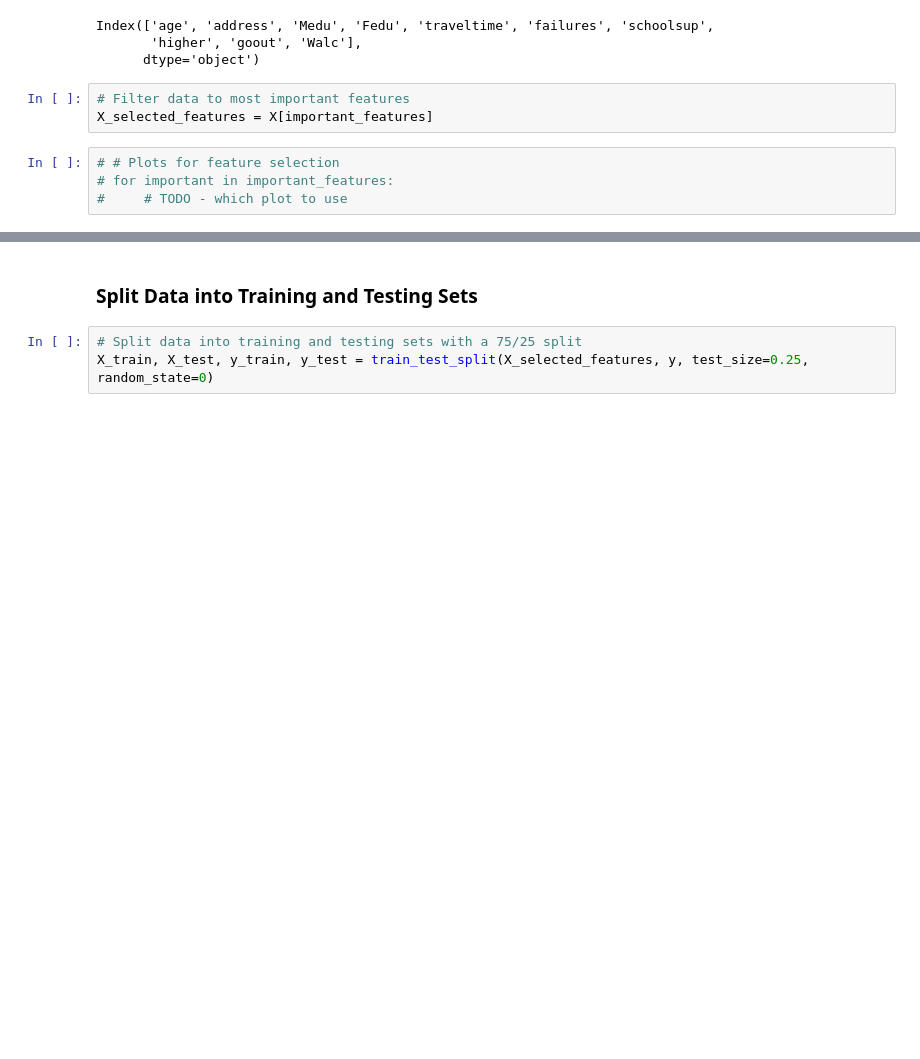
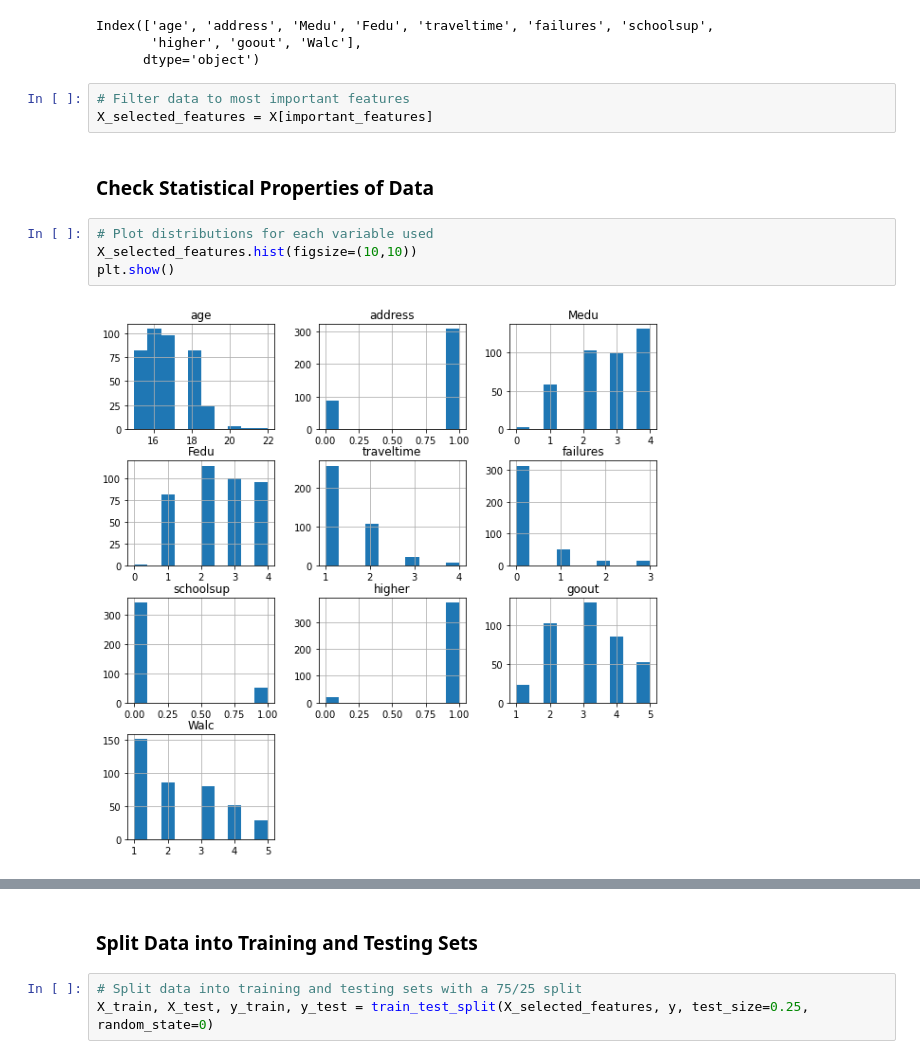
Before and after one commit to Amitparikh1/COMP-562-FinalProject, a Jupyter notebook: Final Project.ipynb, the cells around one changed output, grey strips where cells are left out. Drawn from its saved outputs; the diff is of its cells as text; blank space fills up the shorter version.

```diff
--- a/Final Project.ipynb
+++ b/Final Project.ipynb
@@ -83,7 +83,11 @@ Index(['age', 'address', 'Medu', 'Fedu', 'traveltime', 'failures', 'schoolsup',
 # %%
 # Filter data to most important features
 X_selected_features = X[important_features]
+# %% [markdown]
+### Check Statistical Properties of Data
 # %%
-# # Plots for feature selection
-# for important in important_features:
-#     # TODO - which plot to use
+# Plot distributions for each variable used
+X_selected_features.hist(figsize=(10,10))
+plt.show()
+# %% [output]
+[figure, added]
```
Also changed, not shown: parts of 14 cells of this notebook.
